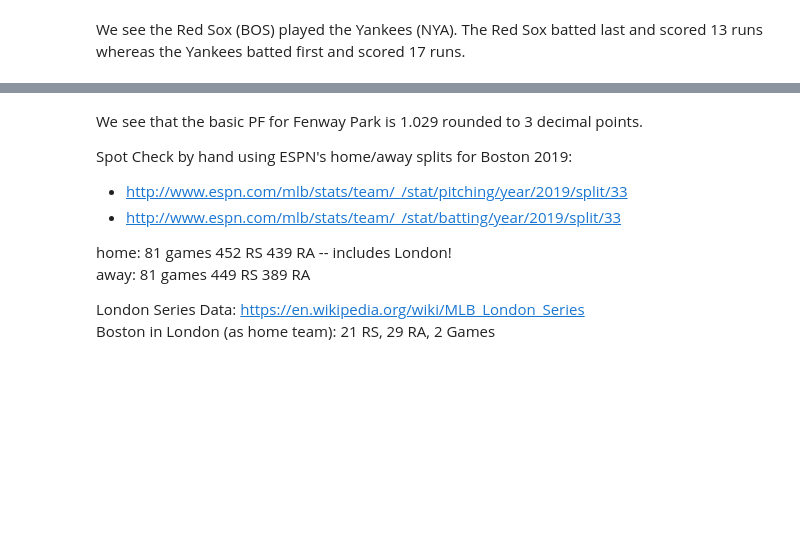
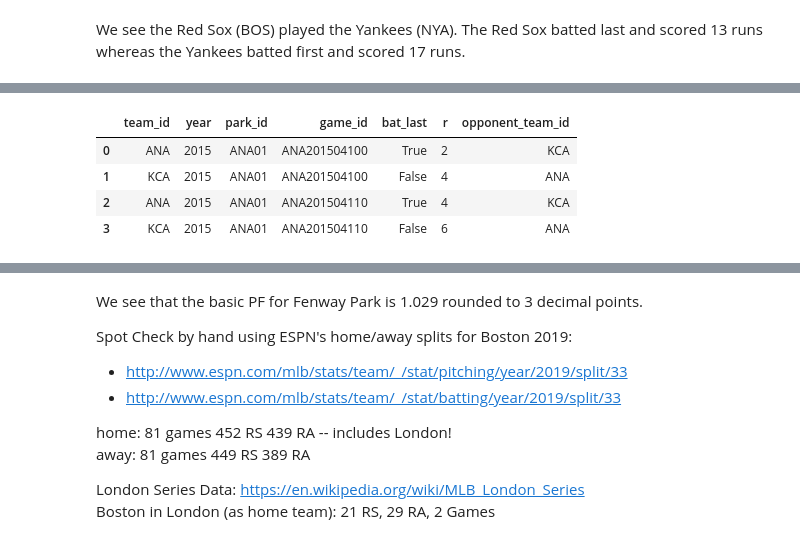
Before and after one commit to sdiehl28/baseball-analytics, a Jupyter notebook: baseball_jupyter_nb/03a_ParkFactor_CSV.ipynb, the cells around one changed output, grey strips where cells are left out. Saved outputs shown, nothing was run; the diff lists cells and outputs as text; code cells hidden in the pictures; blank space fills up the shorter version.

```diff
--- a/baseball_jupyter_nb/03a_ParkFactor_CSV.ipynb
+++ b/baseball_jupyter_nb/03a_ParkFactor_CSV.ipynb
@@ -246,0 +155,17 @@ def find_road_parks(rt):
+# %%
+def create_tg_parks(team_game, game):
+    """Create minimal team_game dataframe with park_id."""
+
+    cols = ['team_id', 'year', 'park_id', 'game_id', 'bat_last', 'r', 'opponent_team_id']
+    tg_park = team_game.merge(game)[cols]
+
+    return tg_park
+# %%
+tg_parks = create_tg_parks(team_game, game)
+tg_parks.head(4)
+# %% [output]
+|  | team_id | year | park_id | game_id | bat_last | r | opponent_team_id |
+| 0 | ANA | 2015 | ANA01 | ANA201504100 | True | 2 | KCA |
+| 1 | KCA | 2015 | ANA01 | ANA201504100 | False | 4 | ANA |
+| 2 | ANA | 2015 | ANA01 | ANA201504110 | True | 4 | KCA |
+| 3 | KCA | 2015 | ANA01 | ANA201504110 | False | 6 | ANA |
```
Also changed, not shown: parts of 64 cells of this notebook.
